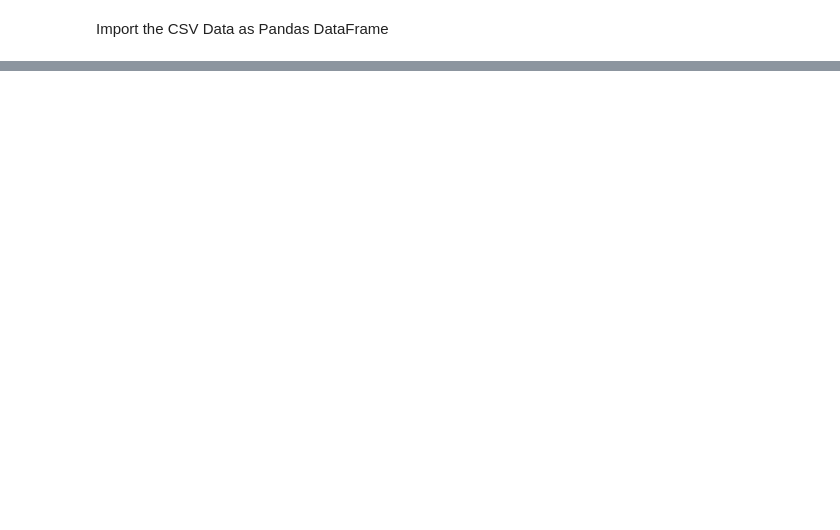
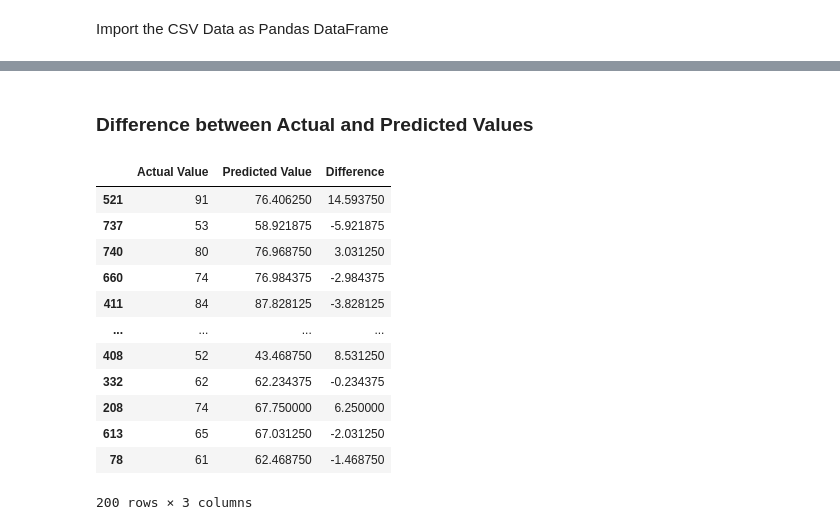
Before and after one commit to Atharva-Git-Code/student-performance-indicator, a Jupyter notebook: notebook/MODEL TRAINING.ipynb, the cells around one changed output, grey strips where cells are left out. Saved outputs shown, nothing was run; the diff lists cells and outputs as text; code cells hidden in the pictures; blank space fills up the shorter version.

```diff
--- a/notebook/MODEL TRAINING.ipynb
+++ b/notebook/MODEL TRAINING.ipynb
@@ -30,0 +234,19 @@ Import the CSV Data as Pandas DataFrame
+# %% [markdown]
+### Difference between Actual and Predicted Values
+# %%
+pred_df=pd.DataFrame({'Actual Value':y_test,'Predicted Value':y_pred,'Difference':y_test-y_pred})
+pred_df
+# %% [output]
+|  | Actual Value | Predicted Value | Difference |
+| 521 | 91 | 76.406250 | 14.593750 |
+| 737 | 53 | 58.921875 | -5.921875 |
+| 740 | 80 | 76.968750 | 3.031250 |
+| 660 | 74 | 76.984375 | -2.984375 |
+| 411 | 84 | 87.828125 | -3.828125 |
+| ... | ... | ... | ... |
+| 408 | 52 | 43.468750 | 8.531250 |
+| 332 | 62 | 62.234375 | -0.234375 |
+| 208 | 74 | 67.750000 | 6.250000 |
+| 613 | 65 | 67.031250 | -2.031250 |
+| 78 | 61 | 62.468750 | -1.468750 |
+200 rows × 3 columns
```
Also changed, not shown: parts of 25 cells of this notebook, 2 other files.
